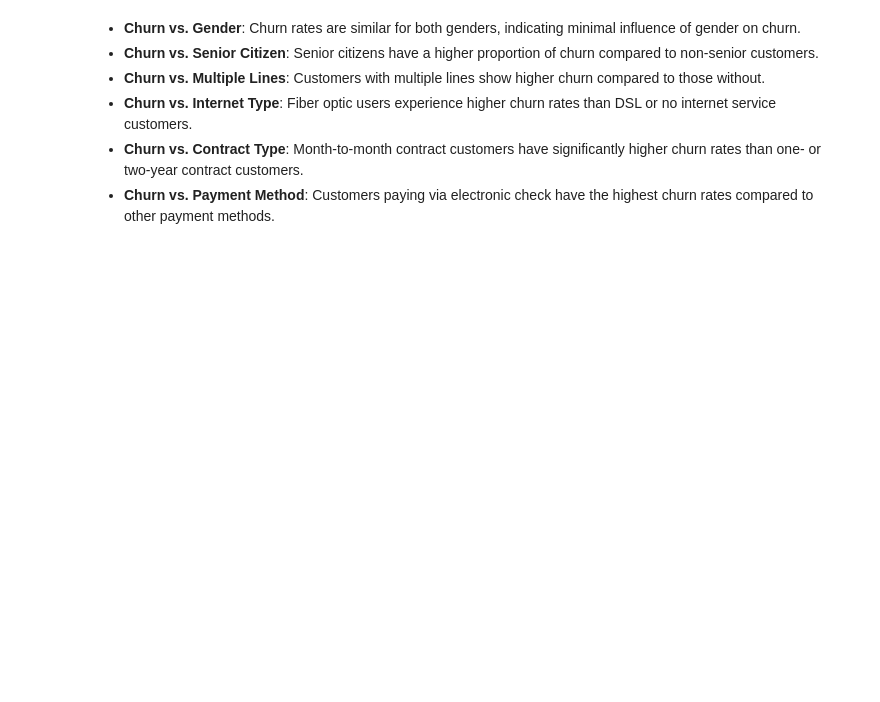
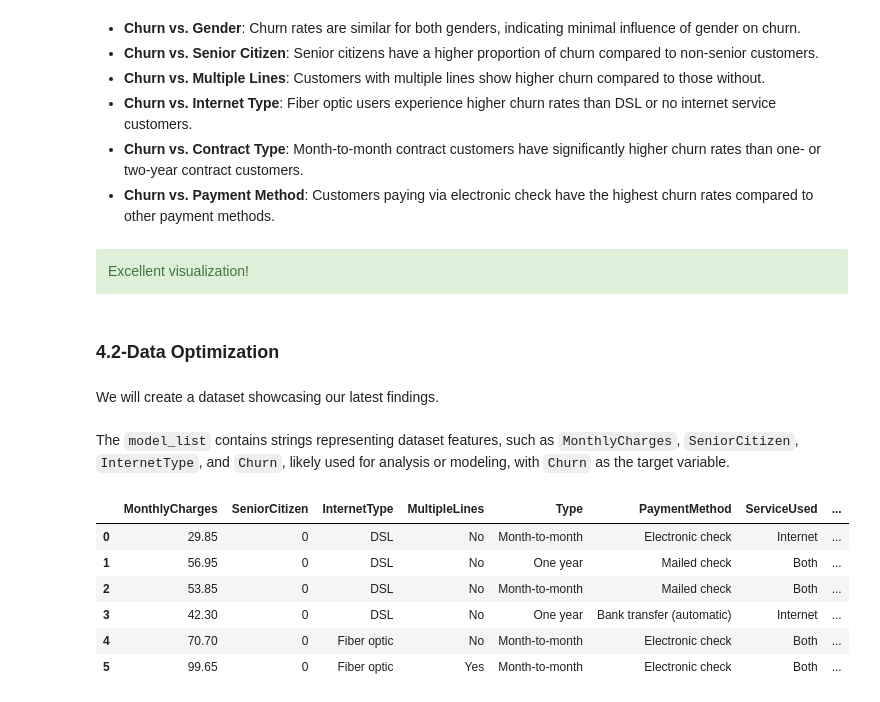
Before and after one commit to alexcoy06/Data-Science, a Jupyter notebook: Project 17/Interconnect.ipynb, the cells around one changed output. Saved outputs shown, nothing was run; the diff lists cells and outputs as text; code cells hidden in the pictures; blank space fills up the shorter version.

```diff
--- a/Project 17/Interconnect.ipynb
+++ b/Project 17/Interconnect.ipynb
@@ -367,3 +449,29 @@ plt.show()
 - **Churn vs. Internet Type**: Fiber optic users experience higher churn rates than DSL or no internet service customers.
 - **Churn vs. Contract Type**: Month-to-month contract customers have significantly higher churn rates than one- or two-year contract customers.
 - **Churn vs. Payment Method**: Customers paying via electronic check have the highest churn rates compared to other payment methods.
+# %% [markdown]
+<div class="alert alert-block alert-success">
+Excellent visualization!
+</div>
+# %% [markdown]
+### 4.2-Data Optimization
+# %% [markdown]
+We will create a dataset showcasing our latest findings.
+# %%
+model_list = [
+    'MonthlyCharges', 'SeniorCitizen','InternetType', 'MultipleLines',
+    'Type', 'PaymentMethod','ServiceUsed', 'Churn'
+    ]
+# %% [markdown]
+The `model_list` contains strings representing dataset features, such as `MonthlyCharges`, `SeniorCitizen`, `InternetType`, and `Churn`, likely used for analysis or modeling, with `Churn` as the target variable.
+# %%
+model_set = df[model_list].copy()
+model_set.head(6)
+# %% [output]
+|  | MonthlyCharges | SeniorCitizen | InternetType | MultipleLines | Type | PaymentMethod | ServiceUsed | ... |
+| 0 | 29.85 | 0 | DSL | No | Month-to-month | Electronic check | Internet | ... |
+| 1 | 56.95 | 0 | DSL | No | One year | Mailed check | Both | ... |
+| 2 | 53.85 | 0 | DSL | No | Month-to-month | Mailed check | Both | ... |
+| 3 | 42.30 | 0 | DSL | No | One year | Bank transfer (automatic) | Internet | ... |
+| 4 | 70.70 | 0 | Fiber optic | No | Month-to-month | Electronic check | Both | ... |
+| 5 | 99.65 | 0 | Fiber optic | Yes | Month-to-month | Electronic check | Both | ... |
```
Also changed, not shown: parts of 45 cells of this notebook, 13 other files.
